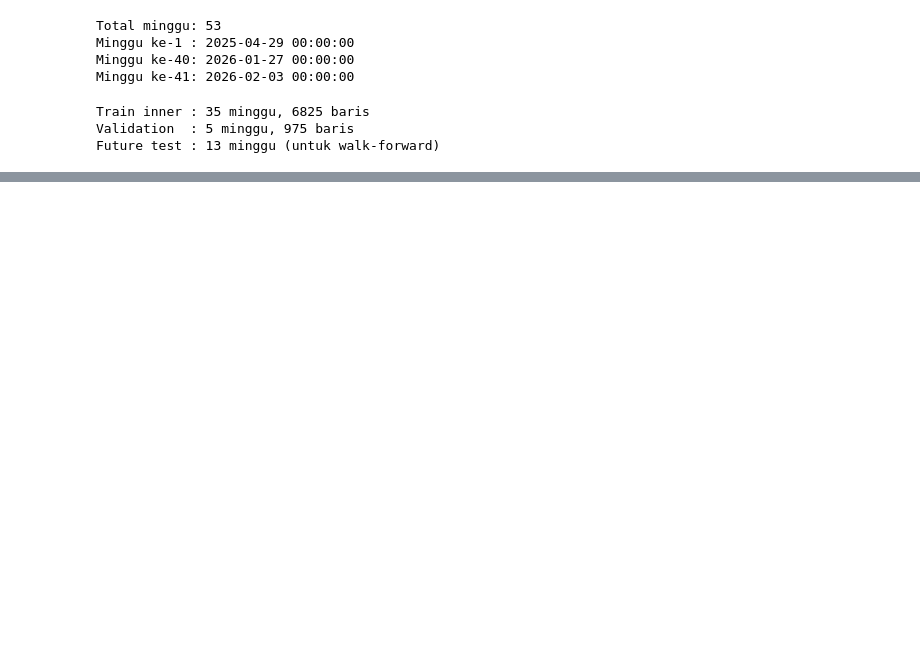
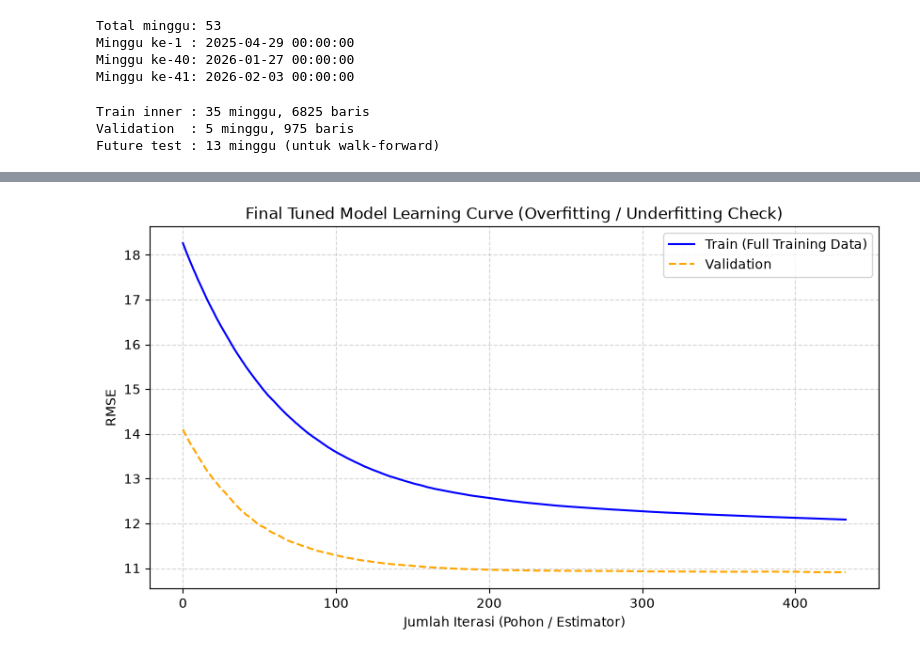
Before and after one commit to AsepNurArifin/ApotekForcast, a Jupyter notebook: notebook/modeling.ipynb, the cells around one changed output, grey strips where cells are left out. Cells and saved outputs as stored; diff of their text form; code cells hidden in the pictures; blank space fills up the shorter version.

Commit message:
RMSE

```diff
--- a/notebook/modeling.ipynb
+++ b/notebook/modeling.ipynb
@@ -132,5 +193,39 @@ R2          -0.3590     0.3747
 
 Model tersimpan: xgboost_best_model.joblib
+# %%
+import matplotlib.pyplot as plt
+
+# Salin best_params hasil tuning Optuna
+params_lc = best_params.copy()
+params_lc['random_state'] = 42
+
+# Buat instance model baru khusus untuk tracking learning curve
+eval_final_model = xgb.XGBRegressor(**params_lc)
+
+# Latih model menggunakan data full training dan validation set
+eval_final_model.fit(
+    X_full, y_full,
+    eval_set=[(X_full, y_full), (X_val, y_val)],
+    verbose=False
+)
+
+# Ambil riwayat evaluasi RMSE
+results = eval_final_model.evals_result()
+epochs = len(results['validation_0']['rmse'])
+x_axis = range(0, epochs)
+
+# Visualisasikan Learning Curve
+plt.figure(figsize=(10, 5))
+plt.plot(x_axis, results['validation_0']['rmse'], color='blue', label='Train (Full Training Data)')
+plt.plot(x_axis, results['validation_1']['rmse'], color='orange', linestyle='--', label='Validation')
+plt.grid(True, linestyle='--', alpha=0.5)
+plt.xlabel('Jumlah Iterasi (Pohon / Estimator)')
+plt.ylabel('RMSE')
+plt.title('Final Tuned Model Learning Curve (Overfitting / Underfitting Check)')
+plt.legend()
+plt.show()
+# %% [output]
+[figure, added]
 # %%
 import matplotlib.pyplot as plt
 
```
Also changed, not shown: parts of 7 cells of this notebook, 15 other files.
